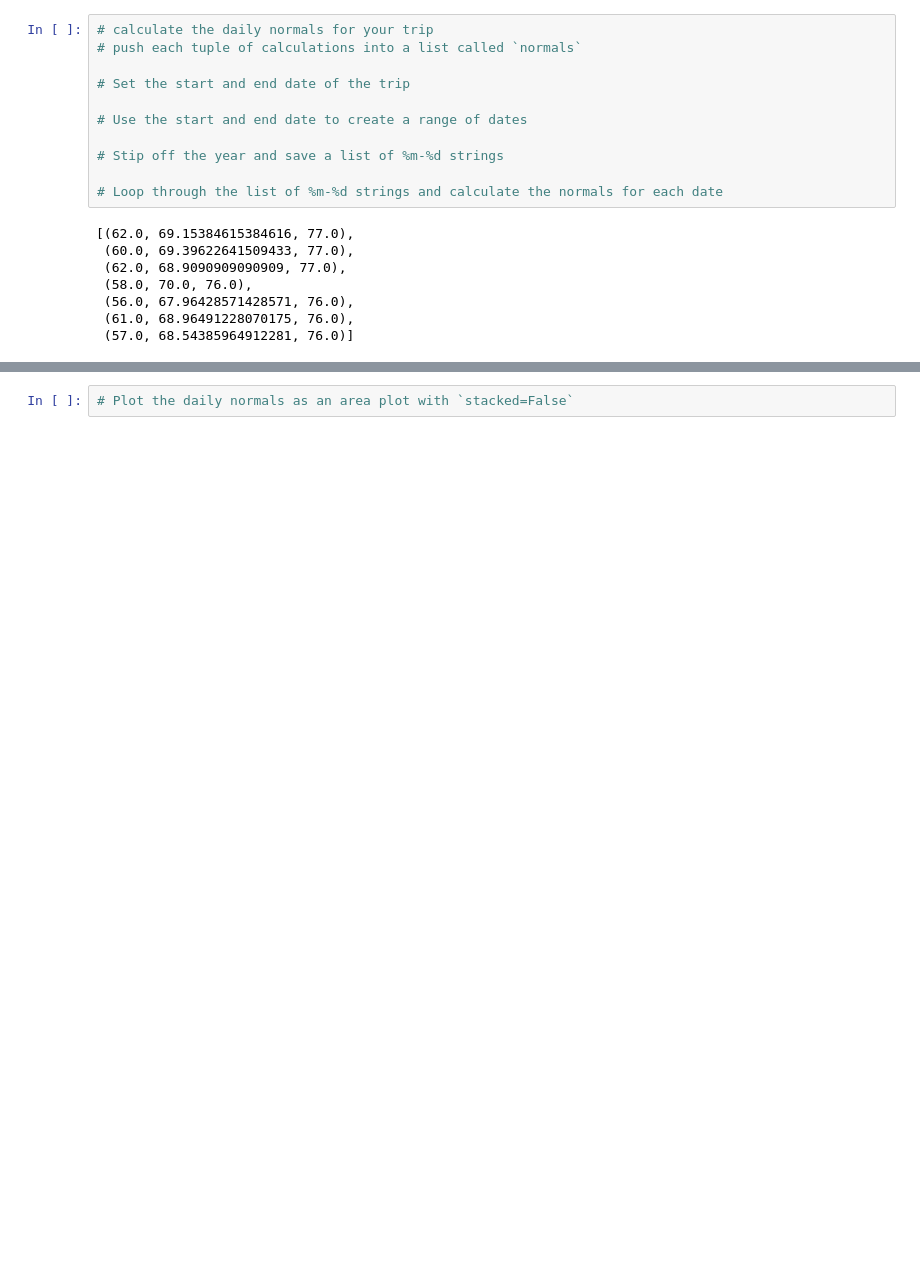
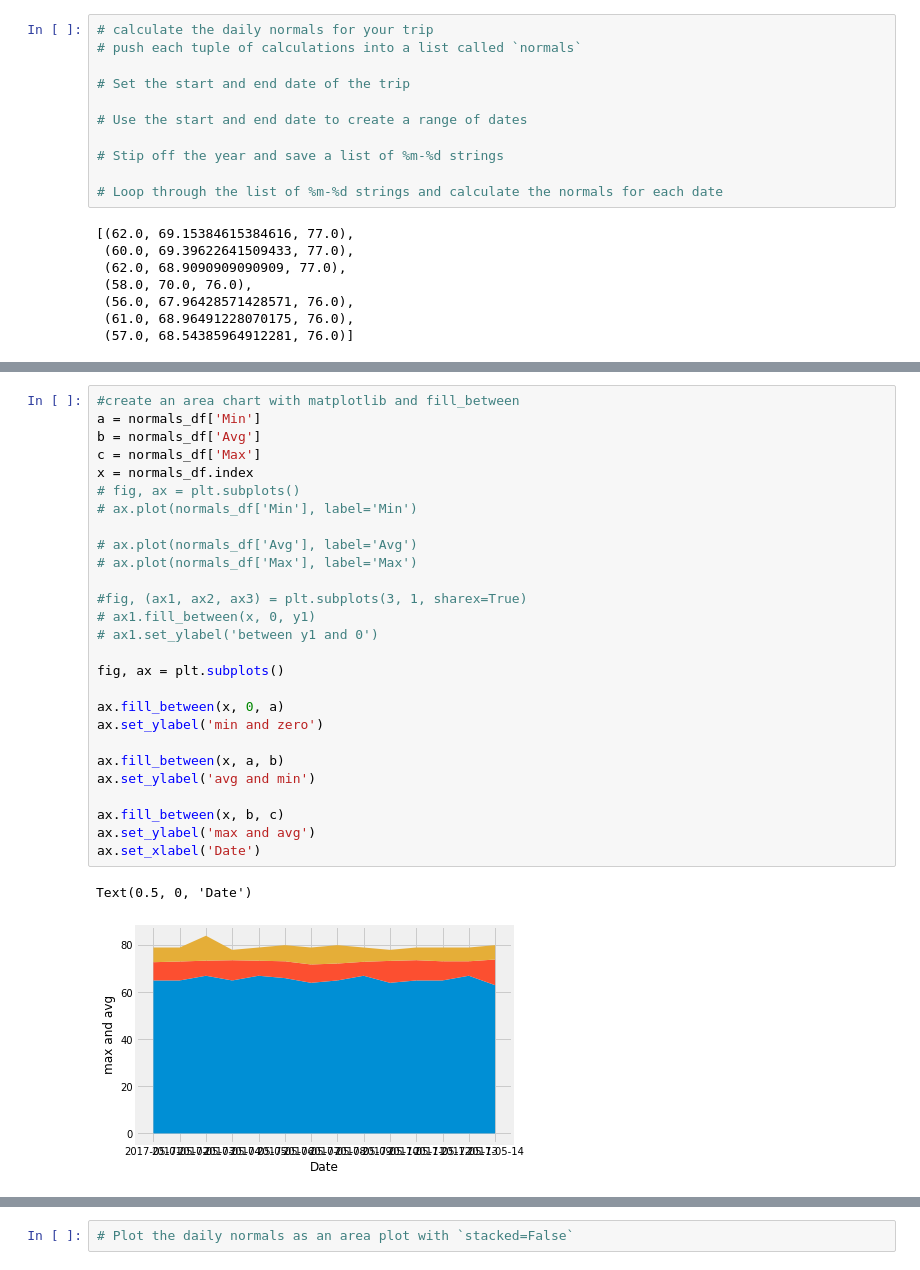
Before and after one commit to bman511/PySurf, a Jupyter notebook: climate_starter.ipynb, the cells around one changed output, grey strips where cells are left out. Drawn from its saved outputs; the diff is of its cells as text; blank space fills up the shorter version.

```diff
--- a/climate_starter.ipynb
+++ b/climate_starter.ipynb
@@ -297,0 +422,30 @@ daily_normals("01-01")
+# %%
+#create an area chart with matplotlib and fill_between
+a = normals_df['Min']
+b = normals_df['Avg']
+c = normals_df['Max']
+x = normals_df.index
+# fig, ax = plt.subplots()
+# ax.plot(normals_df['Min'], label='Min')
+
+# ax.plot(normals_df['Avg'], label='Avg')
+# ax.plot(normals_df['Max'], label='Max')
+
+#fig, (ax1, ax2, ax3) = plt.subplots(3, 1, sharex=True)
+# ax1.fill_between(x, 0, y1)
+# ax1.set_ylabel('between y1 and 0')
+
+fig, ax = plt.subplots()
+
+ax.fill_between(x, 0, a)
+ax.set_ylabel('min and zero')
+
+ax.fill_between(x, a, b)
+ax.set_ylabel('avg and min')
+
+ax.fill_between(x, b, c)
+ax.set_ylabel('max and avg')
+ax.set_xlabel('Date')
+# %% [output]
+Text(0.5, 0, 'Date')
+[figure, added]
```
Also changed, not shown: parts of 15 cells of this notebook.
